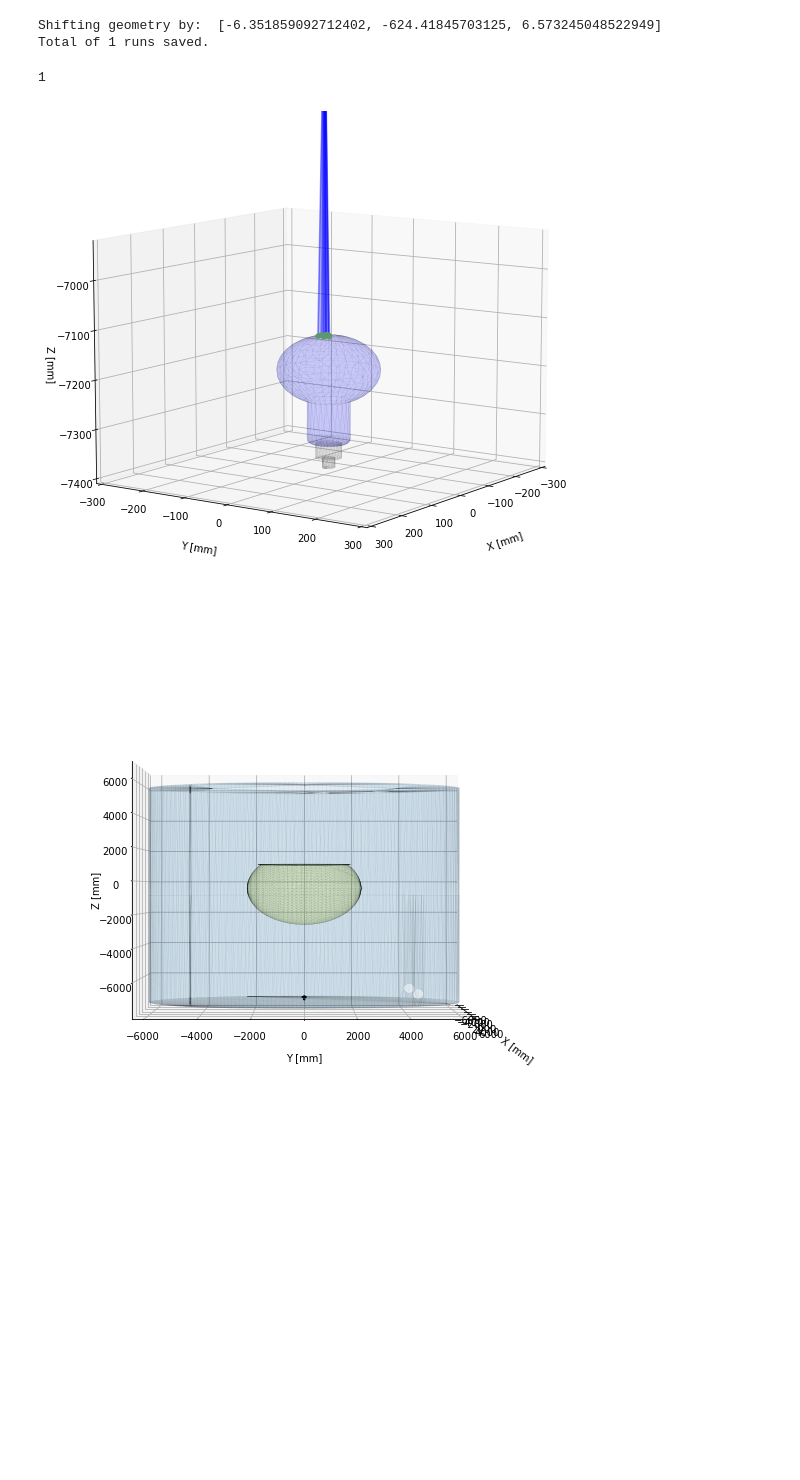
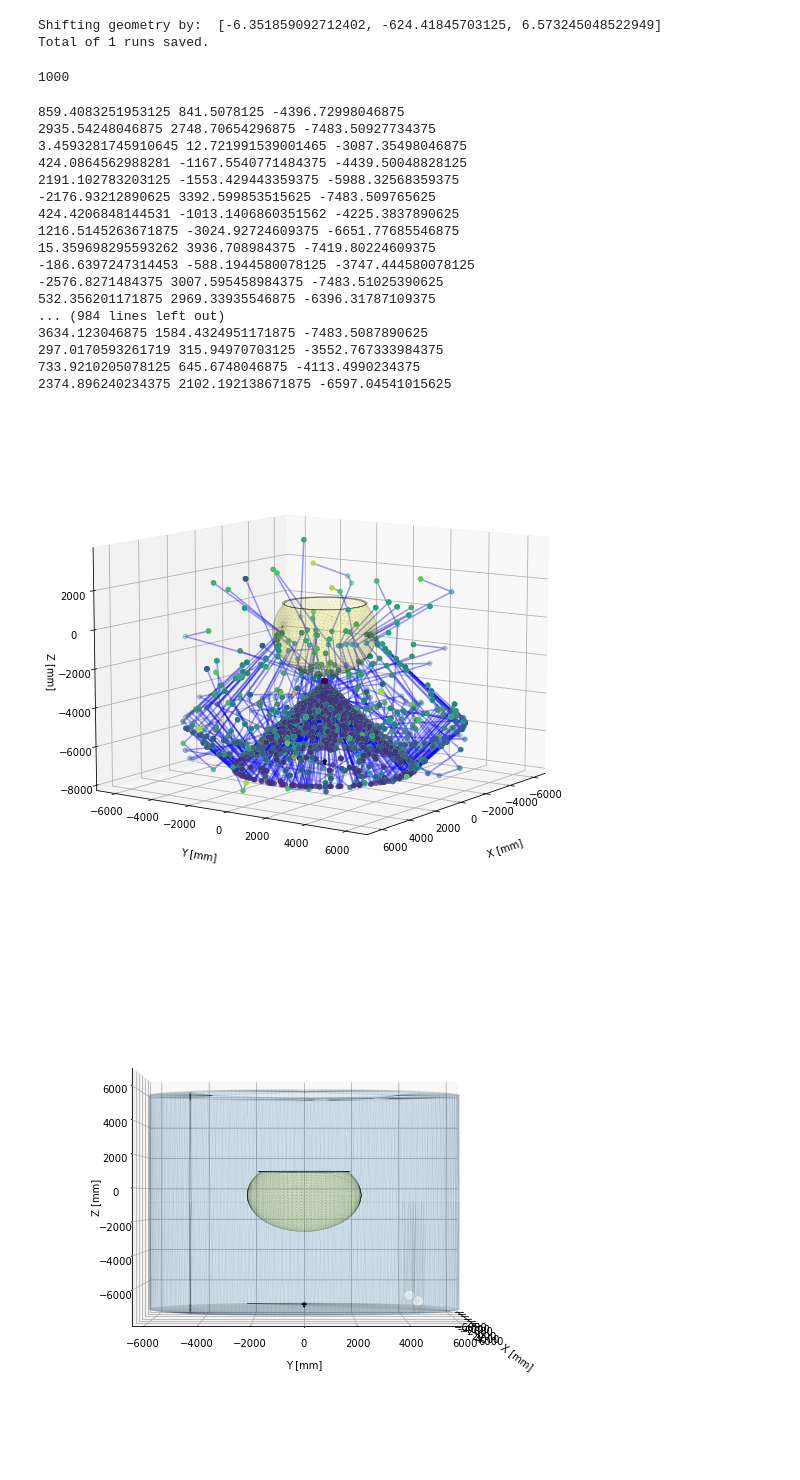
Before and after one commit to eklem1/OD_work, a Jupyter notebook: Plotting.ipynb, the cells around one changed output. Cells and saved outputs as stored; diff of their text form; code cells hidden in the pictures; blank space fills up the shorter version.

Commit message:
Cher source

```diff
--- a/Plotting.ipynb
+++ b/Plotting.ipynb
@@ -44,8 +44,9 @@ def readPhotonPaths(filename):
     print("Total of {} runs saved.".format(len(paths_runs)))
     return paths_runs, centerSh
 # %%
-paths_runs, centerShift = readPhotonPaths("photonPath_PMTFullAbs.txt")
-# paths_runs, centerShift = readPhotonPaths("photonPath.txt")
+# paths_runs, centerShift = readPhotonPaths("photonPath_PMTFullAbs.txt")
+# paths_runs, centerShift = readPhotonPaths("photonPath_Cher1.txt")
+paths_runs, centerShift = readPhotonPaths("photonPath_Cher2.txt")
 # %% [output]
 Shifting geometry by:  [-6.351859092712402, -624.41845703125, 6.573245048522949]
 Total of 1 runs saved.
@@ -119,9 +120,9 @@ def addGeometry(ax, parts='all'):
         geometryPart.set_facecolor(facecolor[i])
         ax.add_collection3d(geometryPart)
 # %%
-print(len(paths_runs))
+print(len(paths_runs[0]))
 # %% [output]
-1
+1000
 # %%
 paths = paths_runs[0]
 
@@ -134,40 +135,59 @@ for i in range(len(paths)):
     axes.plot3D(paths[i][0], paths[i][1], paths[i][2], 'blue', alpha=0.4)
     p = axes.scatter3D(paths[i][0], paths[i][1], paths[i][2], c=direction, cmap='viridis') #, vmin=0, vmax=ELs_max)
 
+#     print(paths[i][0][0], paths[i][1][0], paths[i][2][0])
 #     print(paths[i][0][1], paths[i][1][1], paths[i][2][1])
+
 
 addGeometry(axes, parts=['PMTconnect','PMTGlass', 'OC'])  #'WT' ,
 
-axes.set_xlim3d(-300, 300)
-axes.set_ylim3d(-300, 300)
-axes.set_zlim3d(-7400, -6930)
+# axes.set_xlim3d(-300, 300)
+# axes.set_ylim3d(-300, 300)
+# axes.set_zlim3d(-3100, -2930)
 
 # axes.set_xlim3d(-6000, 6000)
 # axes.set_ylim3d(-6000, 6000)
 # axes.set_zlim3d(-7800, +6730)
 
 axes.set_xlabel("X [mm]")
 axes.set_ylabel("Y [mm]")
 axes.set_zlabel("Z [mm]")
 axes.xaxis.labelpad=20
 axes.yaxis.labelpad=15
 # axes.zaxis.labelpad=15
 
 # axes.legend()
 
 # fig.colorbar(p, label="Step Number", shrink=0.8)
 
 #change angle of view - (elevation, azimuth) angles in degrees
 # ‘elev’ stores the elevation angle in the z plane. ‘azim’ stores the azimuth angle in the x,y plane.
 axes.view_init(10, 35)
 
 # 0, 90 - XZ plane; 90, 90 - top view
 
 plt.show()
 
 # PMT_MetalConnection PMT_Glassware
 # %% [output]
+859.4083251953125 841.5078125 -4396.72998046875
+2935.54248046875 2748.70654296875 -7483.50927734375
+3.4593281745910645 12.721991539001465 -3087.35498046875
+424.0864562988281 -1167.5540771484375 -4439.50048828125
+2191.102783203125 -1553.429443359375 -5988.32568359375
+-2176.93212890625 3392.599853515625 -7483.509765625
+424.4206848144531 -1013.1406860351562 -4225.3837890625
+1216.5145263671875 -3024.92724609375 -6651.77685546875
+15.359698295593262 3936.708984375 -7419.80224609375
+-186.6397247314453 -588.1944580078125 -3747.444580078125
+-2576.8271484375 3007.595458984375 -7483.51025390625
+532.356201171875 2969.33935546875 -6396.31787109375
+... (984 lines left out)
+3634.123046875 1584.4324951171875 -7483.5087890625
+297.0170593261719 315.94970703125 -3552.767333984375
+733.9210205078125 645.6748046875 -4113.4990234375
+2374.896240234375 2102.192138671875 -6597.04541015625
-[figure, old version]
+[figure, new version]
 # %%
 fig = plt.figure(figsize=(7,7))
 axes = mplot3d.Axes3D(fig)
```
Also changed, not shown: parts of 2 cells of this notebook, 4 other files.
